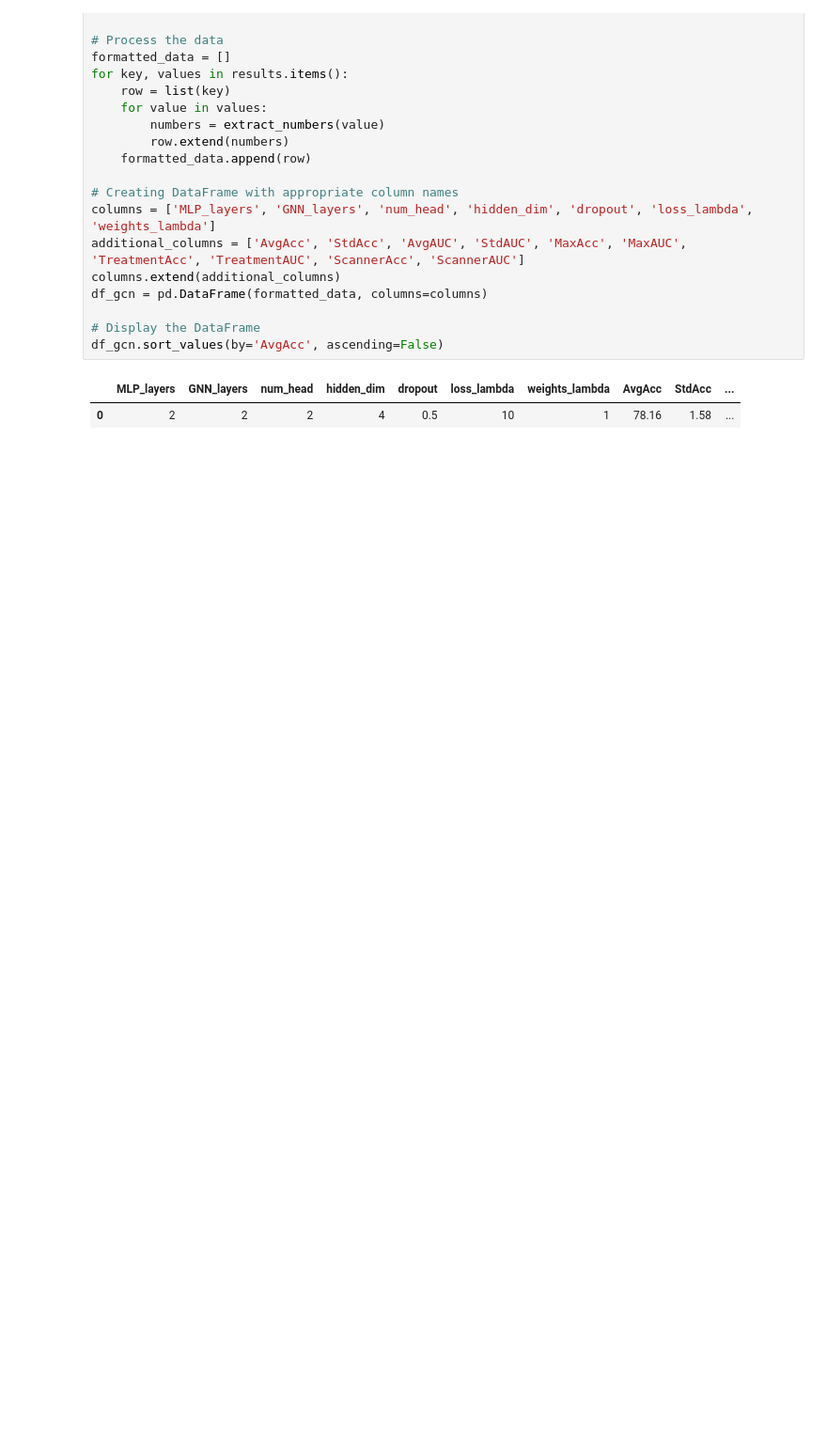
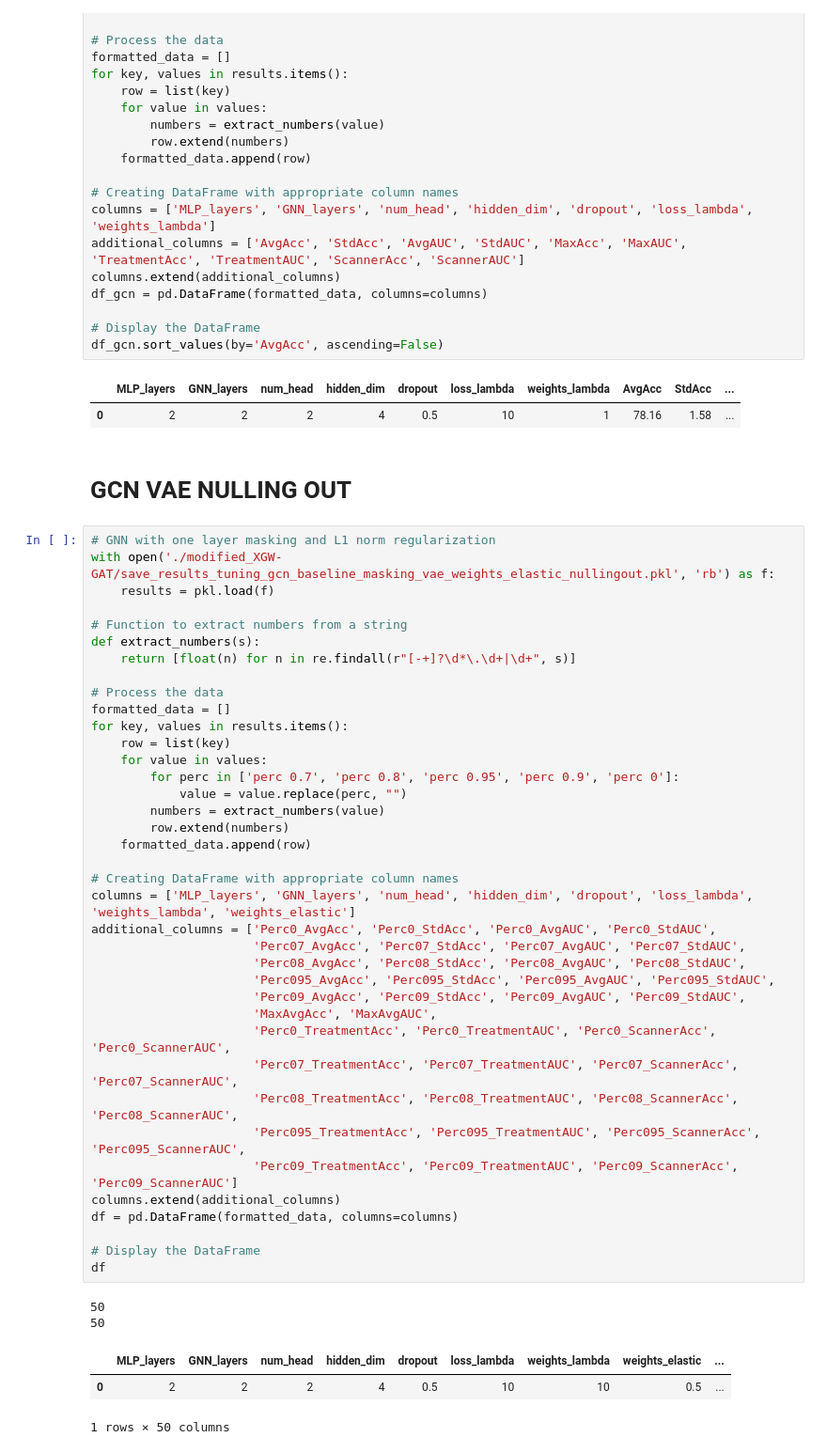
Before and after one commit to yanismiraoui/CNS-Research-YM, a Jupyter notebook: extract_results_tuning.ipynb, the cells around one changed output. Shown at 94% size. Saved outputs shown, nothing was run; the diff lists cells and outputs as text; blank space fills up the shorter version.

Commit message:
new results nulling out

```diff
--- a/extract_results_tuning.ipynb
+++ b/extract_results_tuning.ipynb
@@ -813,3 +824,49 @@ df_gcn.sort_values(by='AvgAcc', ascending=False)
 # %% [output]
 |  | MLP_layers | GNN_layers | num_head | hidden_dim | dropout | loss_lambda | weights_lambda | AvgAcc | StdAcc | ... |
 | 0 | 2 | 2 | 2 | 4 | 0.5 | 10 | 1 | 78.16 | 1.58 | ... |
+# %% [markdown]
+# GCN VAE NULLING OUT
+# %%
+# GNN with one layer masking and L1 norm regularization
+with open('./modified_XGW-GAT/save_results_tuning_gcn_baseline_masking_vae_weights_elastic_nullingout.pkl', 'rb') as f:
+    results = pkl.load(f)
+
+# Function to extract numbers from a string
+def extract_numbers(s):
+    return [float(n) for n in re.findall(r"[-+]?\d*\.\d+|\d+", s)]
+
+# Process the data
+formatted_data = []
+for key, values in results.items():
+    row = list(key)
+    for value in values:
+        for perc in ['perc 0.7', 'perc 0.8', 'perc 0.95', 'perc 0.9', 'perc 0']:
+            value = value.replace(perc, "")
+        numbers = extract_numbers(value)
+        row.extend(numbers)
+    formatted_data.append(row)
+
+# Creating DataFrame with appropriate column names
+columns = ['MLP_layers', 'GNN_layers', 'num_head', 'hidden_dim', 'dropout', 'loss_lambda', 'weights_lambda', 'weights_elastic']
+additional_columns = ['Perc0_AvgAcc', 'Perc0_StdAcc', 'Perc0_AvgAUC', 'Perc0_StdAUC',
+                      'Perc07_AvgAcc', 'Perc07_StdAcc', 'Perc07_AvgAUC', 'Perc07_StdAUC',
+                      'Perc08_AvgAcc', 'Perc08_StdAcc', 'Perc08_AvgAUC', 'Perc08_StdAUC',
+                      'Perc095_AvgAcc', 'Perc095_StdAcc', 'Perc095_AvgAUC', 'Perc095_StdAUC',
+                      'Perc09_AvgAcc', 'Perc09_StdAcc', 'Perc09_AvgAUC', 'Perc09_StdAUC',
+                      'MaxAvgAcc', 'MaxAvgAUC',
+                      'Perc0_TreatmentAcc', 'Perc0_TreatmentAUC', 'Perc0_ScannerAcc', 'Perc0_ScannerAUC',
+                      'Perc07_TreatmentAcc', 'Perc07_TreatmentAUC', 'Perc07_ScannerAcc', 'Perc07_ScannerAUC',
+                      'Perc08_TreatmentAcc', 'Perc08_TreatmentAUC', 'Perc08_ScannerAcc', 'Perc08_ScannerAUC',
+                      'Perc095_TreatmentAcc', 'Perc095_TreatmentAUC', 'Perc095_ScannerAcc', 'Perc095_ScannerAUC',
+                      'Perc09_TreatmentAcc', 'Perc09_TreatmentAUC', 'Perc09_ScannerAcc', 'Perc09_ScannerAUC']
+columns.extend(additional_columns)
+df = pd.DataFrame(formatted_data, columns=columns)
+
+# Display the DataFrame
+df
+# %% [output]
+50
+50
+|  | MLP_layers | GNN_layers | num_head | hidden_dim | dropout | loss_lambda | weights_lambda | weights_elastic | ... |
+| 0 | 2 | 2 | 2 | 4 | 0.5 | 10 | 10 | 0.5 | ... |
+1 rows × 50 columns
```
Also changed, not shown: parts of 12 cells of this notebook, 2 other files.
